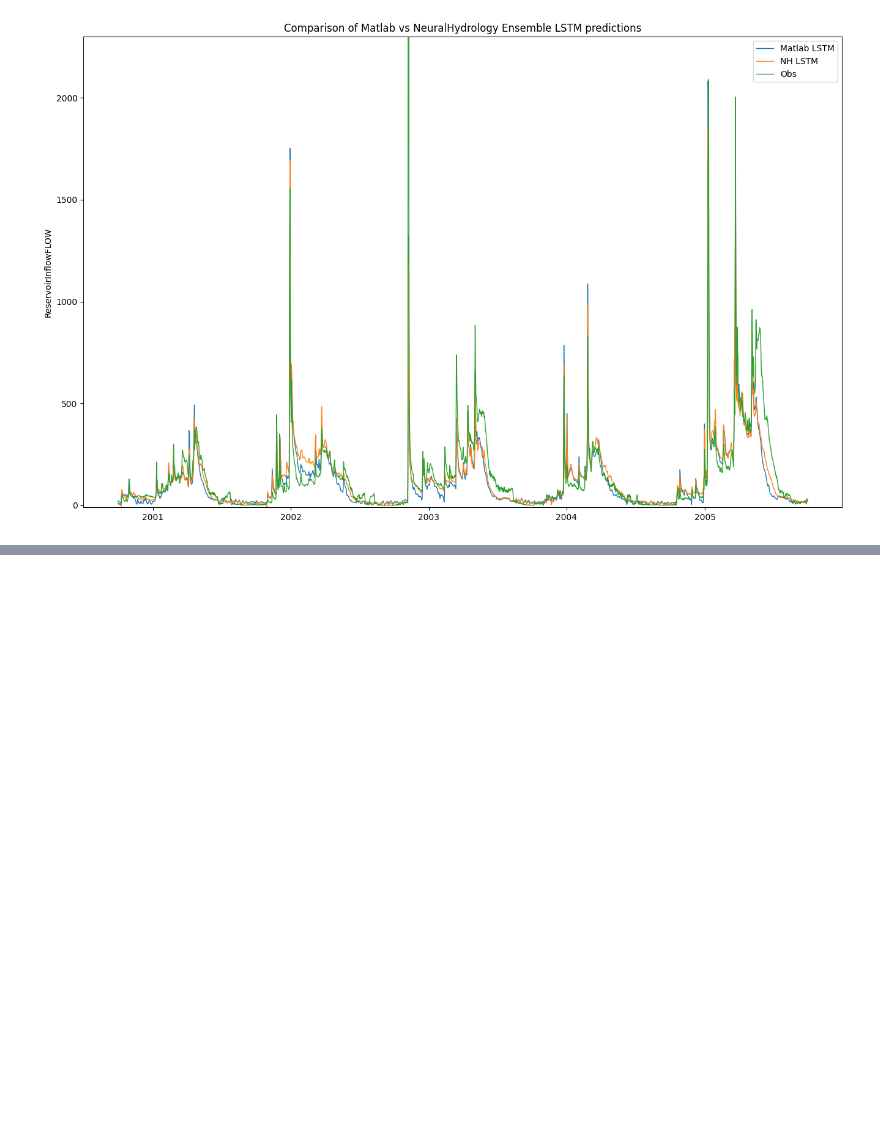
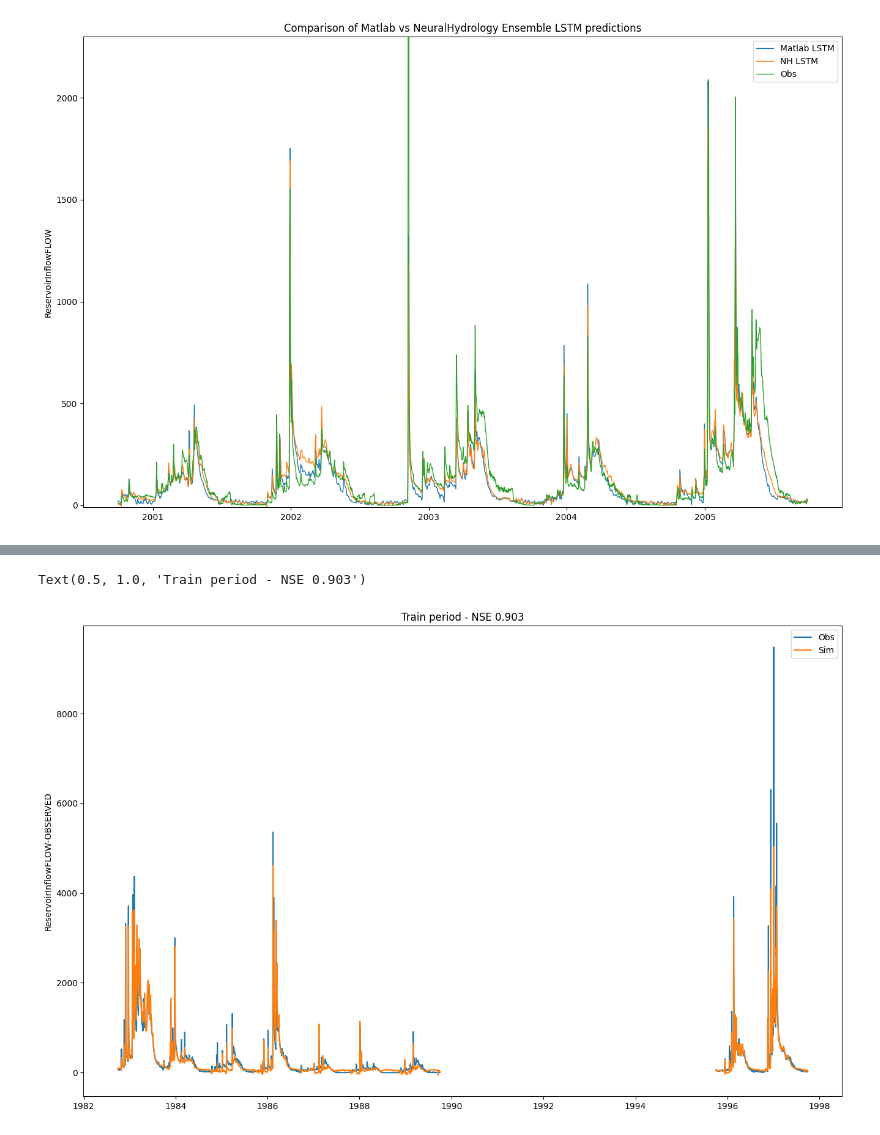
Before and after one commit to evanr1232/ESDL_LSTM, a Jupyter notebook: neuralhydrology/initial_exploration.ipynb, the cells around one changed output, grey strips where cells are left out. Saved outputs shown, nothing was run; the diff lists cells and outputs as text; code cells hidden in the pictures; blank space fills up the shorter version.

Commit message:
Changed config file to have discontinuous train period, see configuration file (1_basin.yml) and results in initial_exploration.ipynb

```diff
--- a/neuralhydrology/initial_exploration.ipynb
+++ b/neuralhydrology/initial_exploration.ipynb
@@ -289,0 +313,5 @@ ax.legend()
+# %%
+# change directory to directory specified by output of above cell
+
+run_dir = Path("/Users/evanrobert/Documents/ESDL_Research/ESDL_LSTM/neuralhydrology/runs/discontinuous_train_test_2502_215548/")
+eval_run(run_dir=run_dir, period="train")
@@ -289,0 +322,5 @@ ax.legend()
+# %%
+with open(run_dir / "train" / "model_epoch012" / "train_results.p", "rb") as fp:
+    results = pickle.load(fp)
+
+results['Tuler']['1D']['xr']
@@ -289,0 +336,14 @@ ax.legend()
+# %%
+# extract observations and LSTM simulations
+qobs = results['Tuler']['1D']['xr']['ReservoirInflowFLOW-OBSERVED_obs']
+qsim = results['Tuler']['1D']['xr']['ReservoirInflowFLOW-OBSERVED_sim']
+
+fig, ax = plt.subplots(figsize=(16,10))
+ax.plot(qobs["date"], qobs, label="Obs")
+ax.plot(qsim["date"], qsim, label="Sim")
+ax.set_ylabel("ReservoirInflowFLOW-OBSERVED")
+ax.legend()
+ax.set_title(f"Train period - NSE {results['Tuler']['1D']['NSE']:.3f}")
+# %% [output]
+Text(0.5, 1.0, 'Train period - NSE 0.903')
+[figure, added]
```
Also changed, not shown: parts of 5 cells of this notebook, 1 other file.
